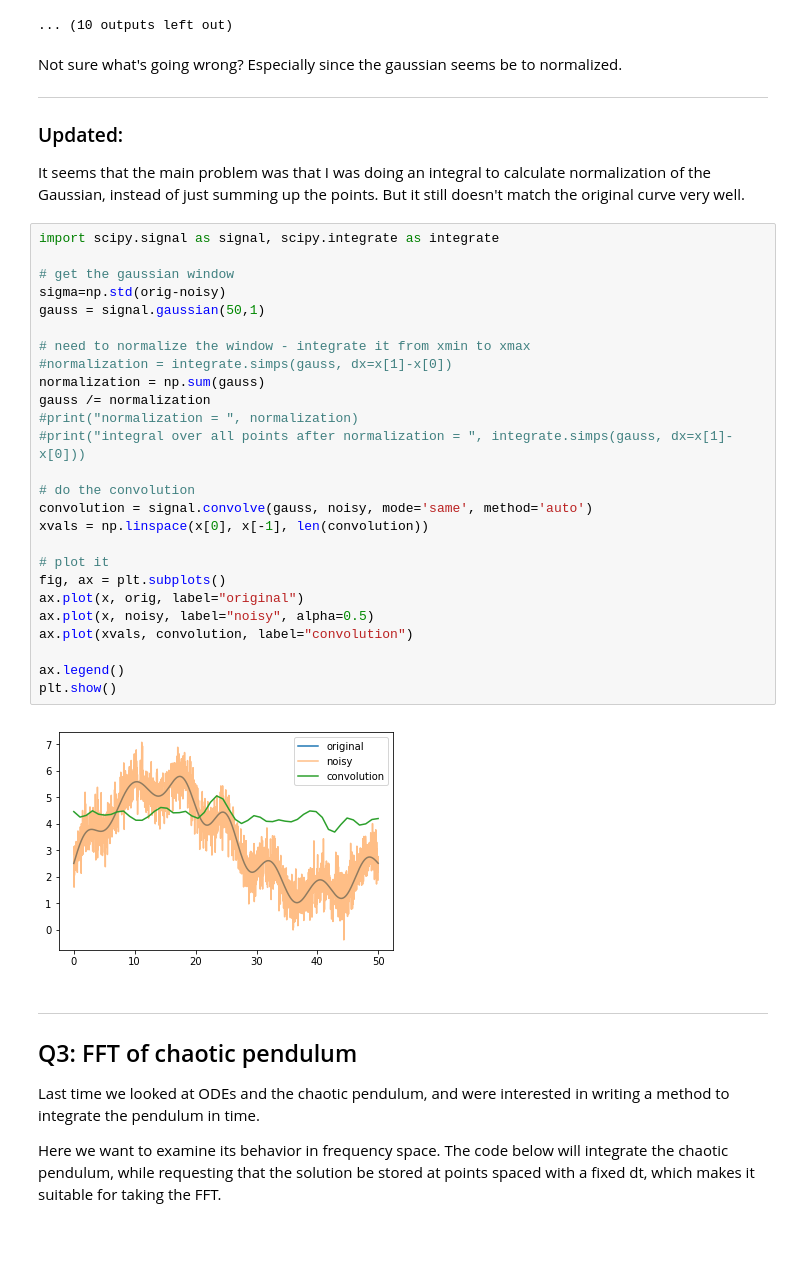
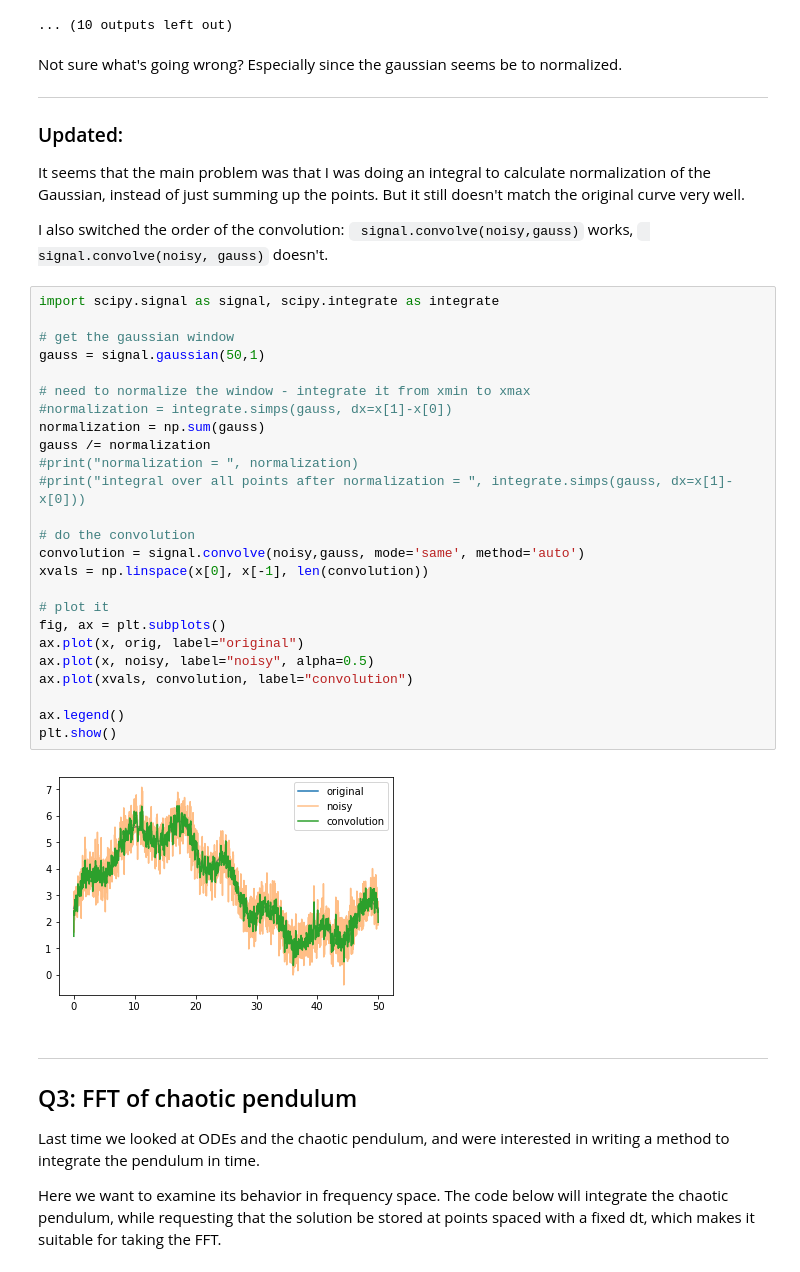
Before and after one commit to marivifs-teaching/test-repo-2021, a Jupyter notebook: amanda/amacinnis_scipy-exercises-2.ipynb, the cells around one changed output. Saved outputs shown, nothing was run; the diff lists cells and outputs as text; blank space fills up the shorter version.

```diff
--- a/amanda/amacinnis_scipy-exercises-2.ipynb
+++ b/amanda/amacinnis_scipy-exercises-2.ipynb
@@ -250,34 +249,35 @@ Not sure what's going wrong? Especially since the gaussian seems be to normalize
 ### Updated:
 
 It seems that the main problem was that I was doing an integral to calculate normalization of the Gaussian, instead of just summing up the points. But it still doesn't match the original curve very well.
+
+I also switched the order of the convolution: ` signal.convolve(noisy,gauss)` works, ` signal.convolve(noisy, gauss)` doesn't.
 # %%
 import scipy.signal as signal, scipy.integrate as integrate
 
 # get the gaussian window
-sigma=np.std(orig-noisy)
 gauss = signal.gaussian(50,1)
 
 # need to normalize the window - integrate it from xmin to xmax
 #normalization = integrate.simps(gauss, dx=x[1]-x[0])
 normalization = np.sum(gauss)
 gauss /= normalization
 #print("normalization = ", normalization)
 #print("integral over all points after normalization = ", integrate.simps(gauss, dx=x[1]-x[0]))
 
 # do the convolution
-convolution = signal.convolve(gauss, noisy, mode='same', method='auto')
+convolution = signal.convolve(noisy,gauss, mode='same', method='auto')
 xvals = np.linspace(x[0], x[-1], len(convolution))
 
 # plot it
 fig, ax = plt.subplots()
 ax.plot(x, orig, label="original")
 ax.plot(x, noisy, label="noisy", alpha=0.5)
 ax.plot(xvals, convolution, label="convolution")
 
 ax.legend()
 plt.show()
 # %% [output]
-[figure, old version]
+[figure, new version]
 # %% [markdown]
 ---
 
```
Also changed, not shown: parts of 1 cell of this notebook, 1 other file.
